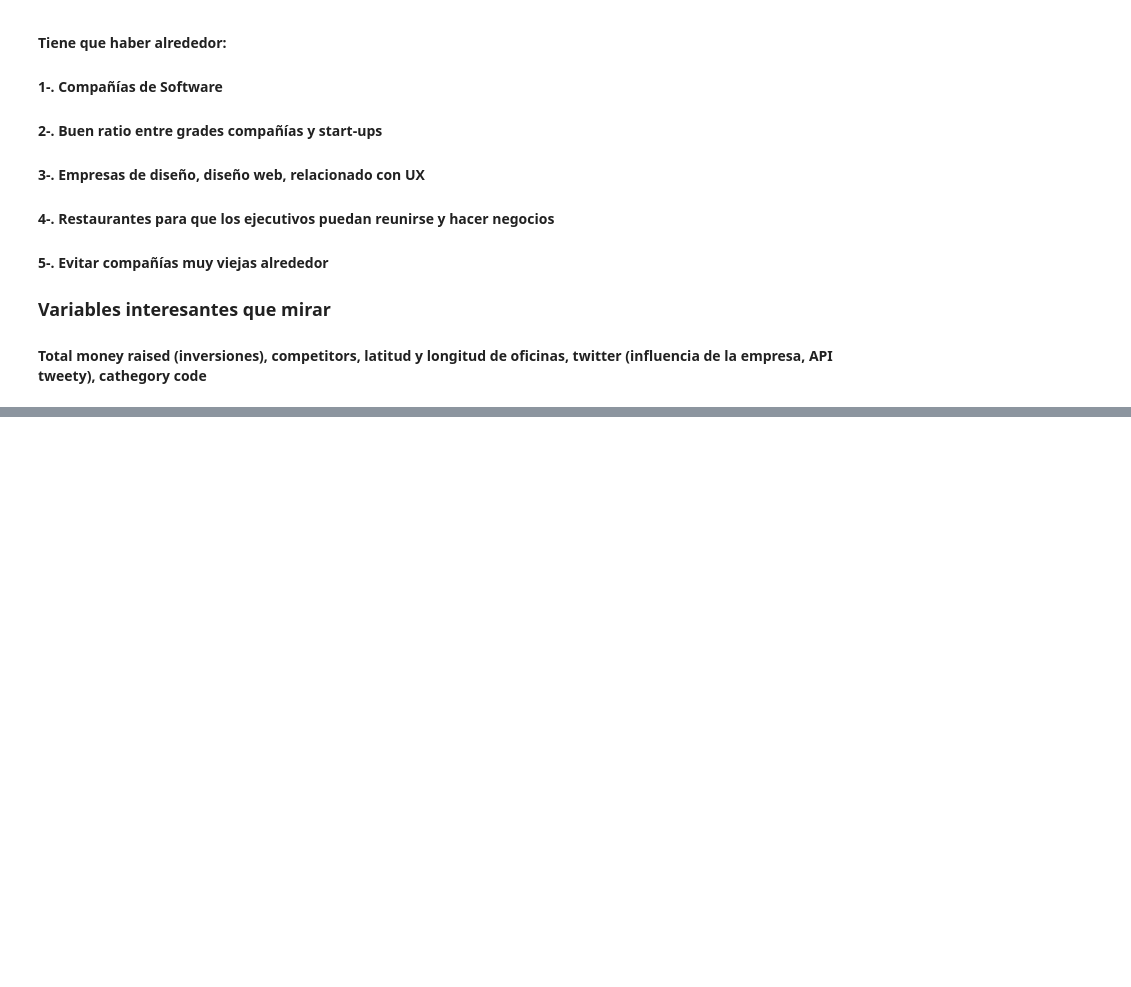
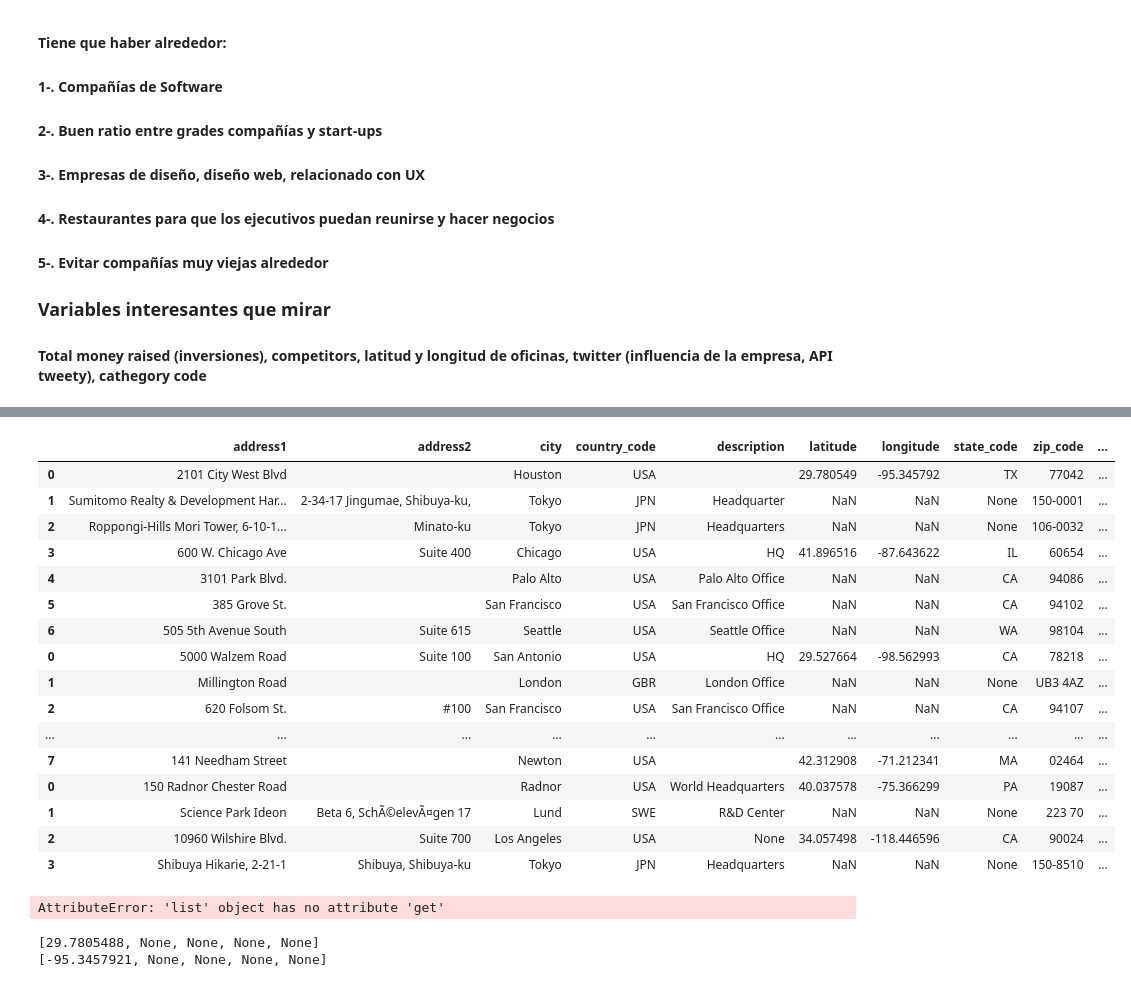
Before and after one commit to LiviaCanet/datamad0119, a Jupyter notebook: module-2/tableau-project/your-code/tableau_project.ipynb, the cells around one changed output, grey strips where cells are left out. Drawn from its saved outputs; the diff is of its cells as text; code cells hidden in the pictures; blank space fills up the shorter version.

```diff
--- a/module-2/tableau-project/your-code/tableau_project.ipynb
+++ b/module-2/tableau-project/your-code/tableau_project.ipynb
@@ -75,4 +86,5 @@ gamesvideo = pd.DataFrame(gamesvideo_co)
 # %%
-cos = software + mobile + gamesvideo
-cos.head()
+cos = software + mobile + gamesvideo + web
+cos.columns = ['Company', 'Address']
+print(len(cos))
 # %% [output]
@@ -84,0 +92,4 @@ cos.head()
+# %%
+cos = cos.dropna(subset=['Address'], axis=0)
+print(len(cos))
+cos.head(11)
@@ -84,0 +115,13 @@ cos.head()
+# %%
+l = []
+names = []
+for i in range(500):
+    norm = json_normalize(cos.iloc[i]['Address'])
+    l.append(norm)
+
+    name = cos.iloc[i]['Company']
+
+    for n in range(len(norm)):
+        names.append(name)
+
+print(l)
@@ -84,0 +146,3 @@ cos.head()
+# %%
+df_500 = pd.concat(l)
+df_500.head(30)
@@ -84,0 +167,48 @@ cos.head()
+# %%
+df_500['Company'] = names
+df_500.head(30)
+# %% [output]
+|  | address1 | address2 | city | country_code | description | latitude | longitude | state_code | zip_code | ... |
+| 0 | 2101 City West Blvd |  | Houston | USA |  | 29.780549 | -95.345792 | TX | 77042 | ... |
+| 1 | Sumitomo Realty & Development Har... | 2-34-17 Jingumae, Shibuya-ku, | Tokyo | JPN | Headquarter | NaN | NaN | None | 150-0001 | ... |
+| 2 | Roppongi-Hills Mori Tower, 6-10-1... | Minato-ku | Tokyo | JPN | Headquarters | NaN | NaN | None | 106-0032 | ... |
+| 3 | 600 W. Chicago Ave | Suite 400 | Chicago | USA | HQ | 41.896516 | -87.643622 | IL | 60654 | ... |
+| 4 | 3101 Park Blvd. |  | Palo Alto | USA | Palo Alto Office | NaN | NaN | CA | 94086 | ... |
+| 5 | 385 Grove St. |  | San Francisco | USA | San Francisco Office | NaN | NaN | CA | 94102 | ... |
+| 6 | 505 5th Avenue South | Suite 615 | Seattle | USA | Seattle Office | NaN | NaN | WA | 98104 | ... |
+| 0 | 5000 Walzem Road | Suite 100 | San Antonio | USA | HQ | 29.527664 | -98.562993 | CA | 78218 | ... |
+| 1 | Millington Road |  | London | GBR | London Office | NaN | NaN | None | UB3 4AZ | ... |
+| 2 | 620 Folsom St. | #100 | San Francisco | USA | San Francisco Office | NaN | NaN | CA | 94107 | ... |
+| ... | ... | ... | ... | ... | ... | ... | ... | ... | ... | ... |
+| 7 | 141 Needham Street |  | Newton | USA |  | 42.312908 | -71.212341 | MA | 02464 | ... |
+| 0 | 150 Radnor Chester Road |  | Radnor | USA | World Headquarters | 40.037578 | -75.366299 | PA | 19087 | ... |
+| 1 | Science Park Ideon | Beta 6, SchÃ©elevÃ¤gen 17 | Lund | SWE | R&D Center | NaN | NaN | None | 223 70 | ... |
+| 2 | 10960 Wilshire Blvd. | Suite 700 | Los Angeles | USA | None | 34.057498 | -118.446596 | CA | 90024 | ... |
+| 3 | Shibuya Hikarie, 2-21-1 | Shibuya, Shibuya-ku | Tokyo | JPN | Headquarters | NaN | NaN | None | 150-8510 | ... |
+# %%
+lats = []
+lons = []
+for y in l:
+    lat, lon = l.get('latitude'), l.get('longitude')
+    # print(lat, lon)
+    lats.append(lat)
+    lons.append(lon)
+# %% [output]
+AttributeError: 'list' object has no attribute 'get'
+# %%
+la = []
+lo = []
+
+for i in range(5):
+    lax, lox = cos.iloc[i]['Address'][i]['latitude'], cos.iloc[i]['Address'][i]['longitude']
+    la.append(lax)
+    lo.append(lox)
+
+print(la)
+print(lo)
+
+# cos.iloc[0]['Address']
+# cos.iloc[0]['Address'][0]['latitude']
+# %% [output]
+[29.7805488, None, None, None, None]
+[-95.3457921, None, None, None, None]
```
Also changed, not shown: parts of 15 cells of this notebook.
